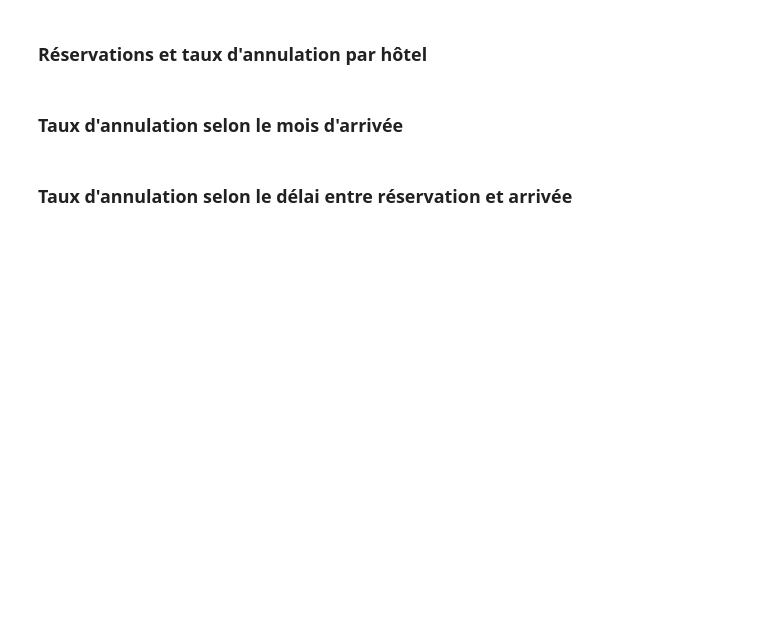
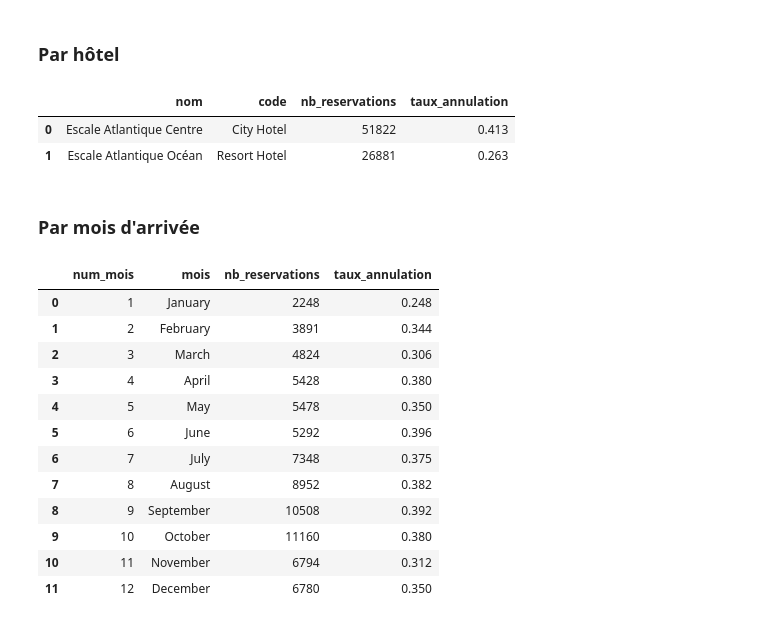
Before and after one commit to fnsagna/Dev-IA-parcours-m1-b1-annulation-fsagna, a Jupyter notebook: notebooks/01_exploration.ipynb, the cells around one changed output. Saved outputs shown, nothing was run; the diff lists cells and outputs as text; code cells hidden in the pictures; blank space fills up the shorter version.

```diff
--- a/notebooks/01_exploration.ipynb
+++ b/notebooks/01_exploration.ipynb
@@ -34,2 +45,0 @@ pd.read_sql(text("SELECT * FROM reservations LIMIT 5"), engine)
-# %% [markdown]
-### Réservations et taux d'annulation par hôtel
@@ -41,2 +46,20 @@ query = text("""
+# %% [markdown]
+### Par hôtel
+# %%
+query = text("""
+    SELECT h.nom,
+           h.code,
+           COUNT(*)                              AS nb_reservations,
+           ROUND(AVG(r.is_canceled)::numeric, 3) AS taux_annulation
+    FROM reservations AS r
+    JOIN hotels AS h ON h.hotel_id = r.hotel_id
+    GROUP BY h.nom, h.code
+    ORDER BY nb_reservations DESC
+""")
+pd.read_sql(query, engine)
+# %% [output]
+|  | nom | code | nb_reservations | taux_annulation |
+| 0 | Escale Atlantique Centre | City Hotel | 51822 | 0.413 |
+| 1 | Escale Atlantique Océan | Resort Hotel | 26881 | 0.263 |
 # %% [markdown]
-### Taux d'annulation selon le mois d'arrivée
+### Par mois d'arrivée
@@ -45,2 +65,0 @@ query = text("""
-# %% [markdown]
-### Taux d'annulation selon le délai entre réservation et arrivée
@@ -48,0 +66,25 @@ query = text("""
+# %%
+query = text("""
+    SELECT EXTRACT(MONTH FROM arrival_date)::int AS num_mois,
+           arrival_date_month                    AS mois,
+           COUNT(*)                              AS nb_reservations,
+           ROUND(AVG(is_canceled)::numeric, 3)   AS taux_annulation
+    FROM reservations
+    GROUP BY num_mois, mois
+    ORDER BY num_mois
+""")
+pd.read_sql(query, engine)
+# %% [output]
+|  | num_mois | mois | nb_reservations | taux_annulation |
+| 0 | 1 | January | 2248 | 0.248 |
+| 1 | 2 | February | 3891 | 0.344 |
+| 2 | 3 | March | 4824 | 0.306 |
+| 3 | 4 | April | 5428 | 0.380 |
+| 4 | 5 | May | 5478 | 0.350 |
+| 5 | 6 | June | 5292 | 0.396 |
+| 6 | 7 | July | 7348 | 0.375 |
+| 7 | 8 | August | 8952 | 0.382 |
+| 8 | 9 | September | 10508 | 0.392 |
+| 9 | 10 | October | 11160 | 0.380 |
+| 10 | 11 | November | 6794 | 0.312 |
+| 11 | 12 | December | 6780 | 0.350 |
```
Also changed, not shown: parts of 24 cells of this notebook, 13 other files.
